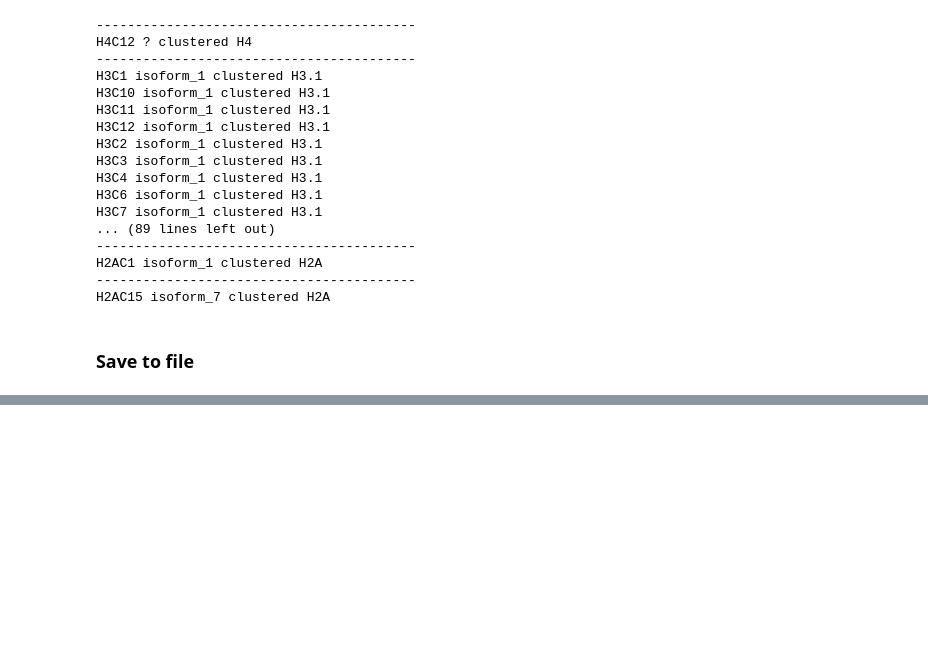
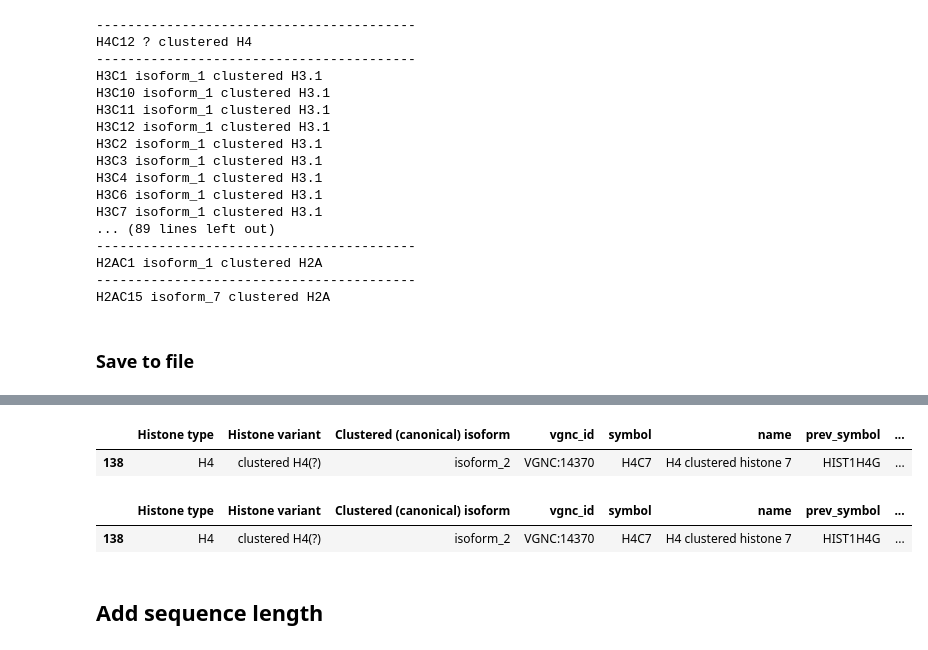
Before and after one commit to intbio/histonedb, a Jupyter notebook: CURATED_SET/mammalia_genes/Chimpanzee_genes.ipynb, the cells around one changed output, grey strips where cells are left out. Saved outputs shown, nothing was run; the diff lists cells and outputs as text; code cells hidden in the pictures; blank space fills up the shorter version.

```diff
--- a/CURATED_SET/mammalia_genes/Chimpanzee_genes.ipynb
+++ b/CURATED_SET/mammalia_genes/Chimpanzee_genes.ipynb
@@ -1819,0 +1824,5 @@ genes_vgnc_merged.to_csv(f"{species}_genes_vgnc.csv", index=False)
+# %%
+species = "Chimpanzee"
+genes_vgnc_merged = pd.read_csv(f"{species}_genes_vgnc.csv")
+print(genes_vgnc_merged.shape)
+genes_vgnc_merged.head()
@@ -1819,0 +1837,13 @@ genes_vgnc_merged.to_csv(f"{species}_genes_vgnc.csv", index=False)
+# %%
+genes_vgnc_merged[genes_vgnc_merged["symbol"]=="H4C7"]
+# %% [output]
+|  | Histone type | Histone variant | Clustered (canonical) isoform | vgnc_id | symbol | name | prev_symbol | ... |
+| 138 | H4 | clustered H4(?) | isoform_2 | VGNC:14370 | H4C7 | H4 clustered histone 7 | HIST1H4G | ... |
+# %%
+genes_vgnc_merged.at[138, "sequence"] = "MSVRGKGGKGLGKGGATCHRKVLSDNIQGITKCTIRRLAQHGGVKRISGLIYEETPRVFKVFLENVIWYAVTNTEHAKRKTVTAMAVVYVLKRFGG"
+genes_vgnc_merged[genes_vgnc_merged["symbol"]=="H4C7"]
+# %% [output]
+|  | Histone type | Histone variant | Clustered (canonical) isoform | vgnc_id | symbol | name | prev_symbol | ... |
+| 138 | H4 | clustered H4(?) | isoform_2 | VGNC:14370 | H4C7 | H4 clustered histone 7 | HIST1H4G | ... |
+# %% [markdown]
+## Add sequence length
```
Also changed, not shown: parts of 8 cells of this notebook, 9 other files.
